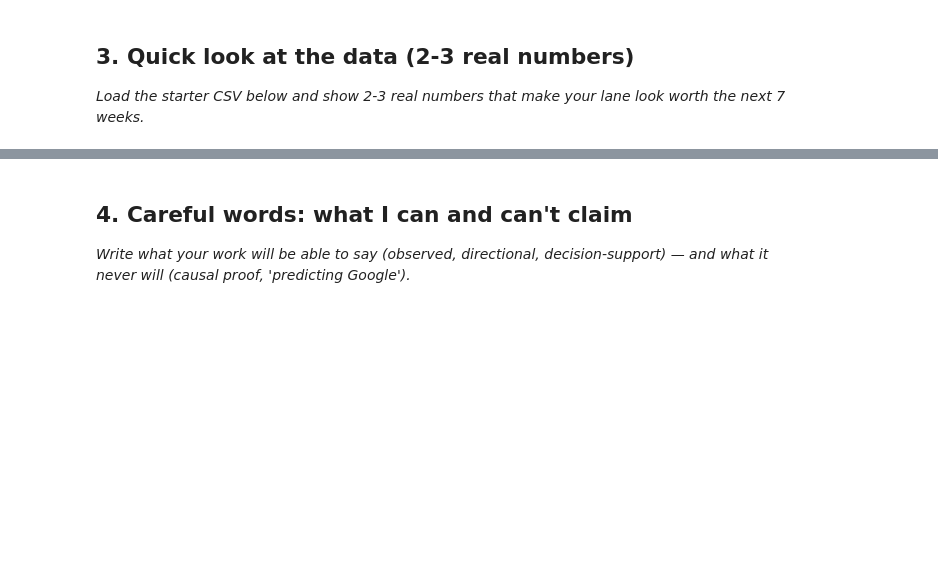
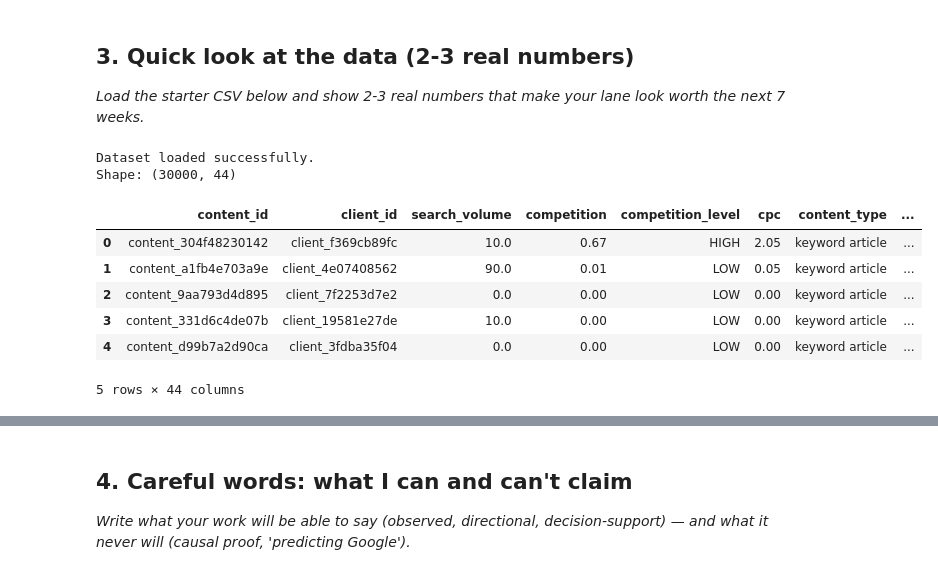
Before and after one commit to Syed-Aali-Hasnain-Jafry/flyrank-ml-internship, a Jupyter notebook: work/notebooks/w01_research_question.ipynb, the cells around one changed output, grey strips where cells are left out. Cells and saved outputs as stored; diff of their text form; code cells hidden in the pictures; blank space fills up the shorter version.

```diff
--- a/work/notebooks/w01_research_question.ipynb
+++ b/work/notebooks/w01_research_question.ipynb
@@ -18,3 +120,30 @@ This skeleton is yours to fill. Work the sections **in order** — each one has
 ## 3. Quick look at the data (2-3 real numbers)
 
 *Load the starter CSV below and show 2-3 real numbers that make your lane look worth the next 7 weeks.*
+# %%
+from pathlib import Path
+import pandas as pd
+
+DATA_PATH = Path("../../data/raw/content_refresh_anonymized.csv")
+
+if not DATA_PATH.exists():
+    raise FileNotFoundError(
+        f"Dataset not found at {DATA_PATH.resolve()}. "
+        "Confirm that the notebook is running from work/notebooks/." # Original hint, kept for context
+    )
+
+df = pd.read_csv(DATA_PATH)
+
+print("Dataset loaded successfully.")
+print("Shape:", df.shape)
+display(df.head())
+# %% [output]
+Dataset loaded successfully.
+Shape: (30000, 44)
+|  | content_id | client_id | search_volume | competition | competition_level | cpc | content_type | ... |
+| 0 | content_304f48230142 | client_f369cb89fc | 10.0 | 0.67 | HIGH | 2.05 | keyword article | ... |
+| 1 | content_a1fb4e703a9e | client_4e07408562 | 90.0 | 0.01 | LOW | 0.05 | keyword article | ... |
+| 2 | content_9aa793d4d895 | client_7f2253d7e2 | 0.0 | 0.00 | LOW | 0.00 | keyword article | ... |
+| 3 | content_331d6c4de07b | client_19581e27de | 10.0 | 0.00 | LOW | 0.00 | keyword article | ... |
+| 4 | content_d99b7a2d90ca | client_3fdba35f04 | 0.0 | 0.00 | LOW | 0.00 | keyword article | ... |
+5 rows × 44 columns
```
Also changed, not shown: parts of 10 cells of this notebook.
